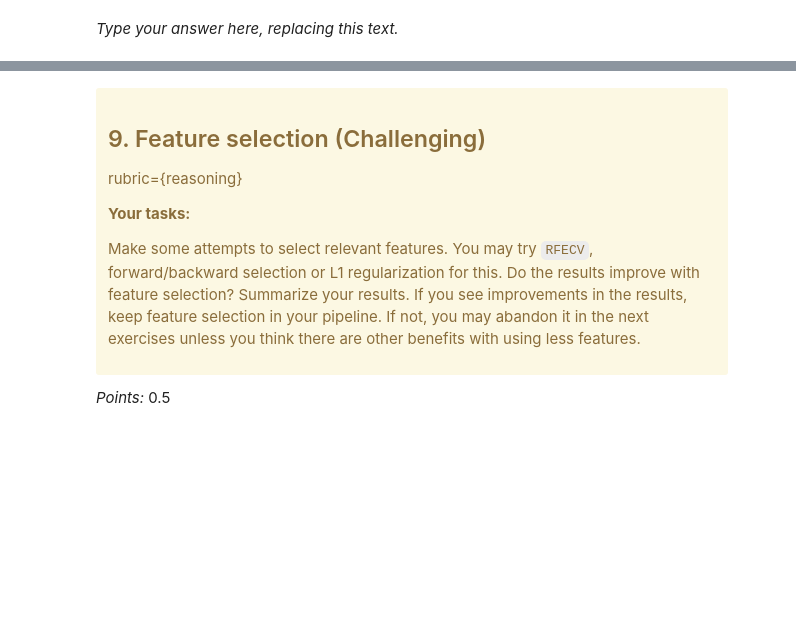
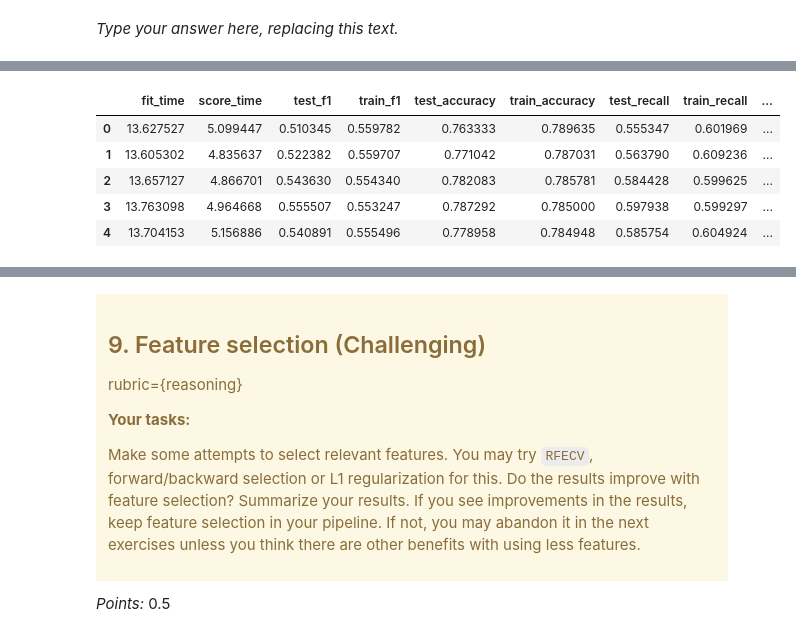
Before and after one commit to UBC-MDS/DSCI_573-Lab_4, a Jupyter notebook: lab4.ipynb, the cells around one changed output, grey strips where cells are left out. Saved outputs shown, nothing was run; the diff lists cells and outputs as text; code cells hidden in the pictures; blank space fills up the shorter version.

```diff
--- a/lab4.ipynb
+++ b/lab4.ipynb
@@ -558,0 +556,11 @@ Ellipsis
+# %%
+# Support Vector Classifier
+svc_model = make_pipeline(preprocessor, SVC(random_state=0, class_weight='balanced'))
+pd.DataFrame(cross_validate(svc_model, X_train, y_train, n_jobs=-1, scoring=my_scoring, return_train_score=True))
+# %% [output]
+|  | fit_time | score_time | test_f1 | train_f1 | test_accuracy | train_accuracy | test_recall | train_recall | ... |
+| 0 | 13.627527 | 5.099447 | 0.510345 | 0.559782 | 0.763333 | 0.789635 | 0.555347 | 0.601969 | ... |
+| 1 | 13.605302 | 4.835637 | 0.522382 | 0.559707 | 0.771042 | 0.787031 | 0.563790 | 0.609236 | ... |
+| 2 | 13.657127 | 4.866701 | 0.543630 | 0.554340 | 0.782083 | 0.785781 | 0.584428 | 0.599625 | ... |
+| 3 | 13.763098 | 4.964668 | 0.555507 | 0.553247 | 0.787292 | 0.785000 | 0.597938 | 0.599297 | ... |
+| 4 | 13.704153 | 5.156886 | 0.540891 | 0.555496 | 0.778958 | 0.784948 | 0.585754 | 0.604924 | ... |
```
Also changed, not shown: parts of 23 cells of this notebook, 1 other file.
